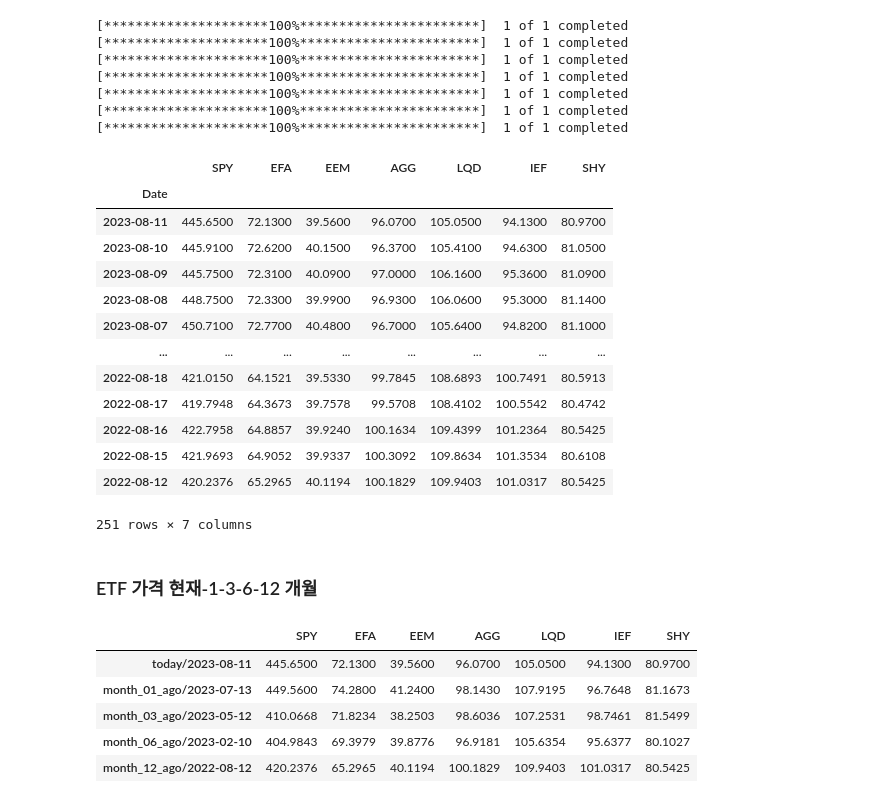
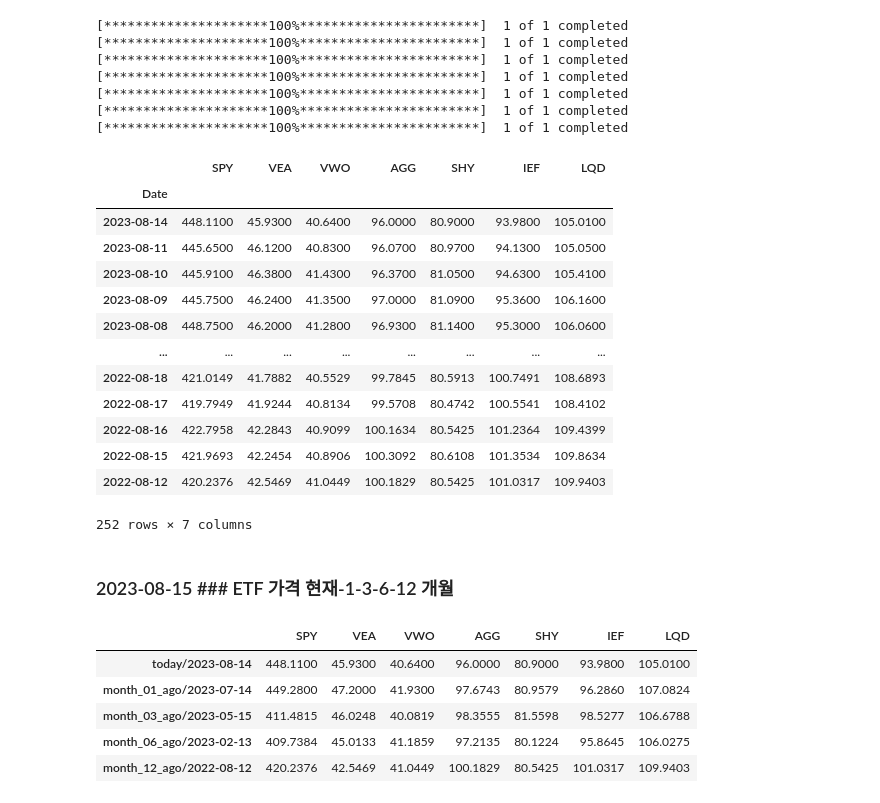
Before and after one commit to jongkwangyun/quant, a Jupyter notebook: VAA_aggresive.ipynb, the cells around one changed output. Drawn from its saved outputs; the diff is of its cells as text; code cells hidden in the pictures.

Commit message:
feat: 주석 및 DataFrame 제목에 날짜 추가, DataFrame 별 코드블럭 분리

```diff
--- a/VAA_aggresive.ipynb
+++ b/VAA_aggresive.ipynb
@@ -49,52 +20,55 @@ import csv
 pd.options.display.float_format = '{:.4f}'.format
 pd.set_option('display.max_columns', None)
 
+# ETF 가격 지정된 기간에서 가져와서 DataFrame에 담기
 def get_price_data(x, start_date, end_date):
   df_price = pd.DataFrame(columns=x)
   for ticker in x:
     df_price[ticker] = pdr.get_data_yahoo(ticker, start=start_date, end=end_date)['Adj Close']
   return df_price.dropna(axis=0)
 
 # 1년 전 개장일 구하기
 us_market_code = "XNYS"
 us_calendar = ecals.get_calendar(us_market_code)
 
 # 각 날짜 변수에 저장
 today = datetime.today().date()
 today_workday = pd.Timestamp(us_calendar.previous_open(today - timedelta(days=0)).date())
 month_01_ago_workday = pd.Timestamp(us_calendar.previous_open(today - timedelta(days=30)).date())
 month_03_ago_workday = pd.Timestamp(us_calendar.previous_open(today - timedelta(days=91)).date())
 month_06_ago_workday = pd.Timestamp(us_calendar.previous_open(today - timedelta(days=182)).date())
 month_12_ago_workday = pd.Timestamp(us_calendar.previous_open(today - timedelta(days=365)).date())
 
 # 전략에 사용할 ETF 명 리스트에 담기
-VAA_agg = ['SPY', 'EFA', 'EEM', 'AGG', 'LQD', 'IEF', 'SHY']
+VAA_agg = ['SPY', 'VEA', 'VWO', 'AGG', 'SHY', 'IEF', 'LQD']
 
+# ETF 가격 추출
 df_VAA_agg = get_price_data(VAA_agg, month_12_ago_workday, today).sort_index(ascending=False)
 display(df_VAA_agg)
 # %% [output]
 [*********************100%***********************]  1 of 1 completed
 [*********************100%***********************]  1 of 1 completed
 [*********************100%***********************]  1 of 1 completed
 [*********************100%***********************]  1 of 1 completed
 [*********************100%***********************]  1 of 1 completed
 [*********************100%***********************]  1 of 1 completed
 [*********************100%***********************]  1 of 1 completed
-|  | SPY | EFA | EEM | AGG | LQD | IEF | SHY |
+|  | SPY | VEA | VWO | AGG | SHY | IEF | LQD |
 | Date |  |  |  |  |  |  |  |
-| 2023-08-11 | 445.6500 | 72.1300 | 39.5600 | 96.0700 | 105.0500 | 94.1300 | 80.9700 |
-| 2023-08-10 | 445.9100 | 72.6200 | 40.1500 | 96.3700 | 105.4100 | 94.6300 | 81.0500 |
-| 2023-08-09 | 445.7500 | 72.3100 | 40.0900 | 97.0000 | 106.1600 | 95.3600 | 81.0900 |
-| 2023-08-08 | 448.7500 | 72.3300 | 39.9900 | 96.9300 | 106.0600 | 95.3000 | 81.1400 |
-| 2023-08-07 | 450.7100 | 72.7700 | 40.4800 | 96.7000 | 105.6400 | 94.8200 | 81.1000 |
+| 2023-08-14 | 448.1100 | 45.9300 | 40.6400 | 96.0000 | 80.9000 | 93.9800 | 105.0100 |
+| 2023-08-11 | 445.6500 | 46.1200 | 40.8300 | 96.0700 | 80.9700 | 94.1300 | 105.0500 |
+| 2023-08-10 | 445.9100 | 46.3800 | 41.4300 | 96.3700 | 81.0500 | 94.6300 | 105.4100 |
+| 2023-08-09 | 445.7500 | 46.2400 | 41.3500 | 97.0000 | 81.0900 | 95.3600 | 106.1600 |
+| 2023-08-08 | 448.7500 | 46.2000 | 41.2800 | 96.9300 | 81.1400 | 95.3000 | 106.0600 |
 | ... | ... | ... | ... | ... | ... | ... | ... |
-| 2022-08-18 | 421.0150 | 64.1521 | 39.5330 | 99.7845 | 108.6893 | 100.7491 | 80.5913 |
-| 2022-08-17 | 419.7948 | 64.3673 | 39.7578 | 99.5708 | 108.4102 | 100.5542 | 80.4742 |
-| 2022-08-16 | 422.7958 | 64.8857 | 39.9240 | 100.1634 | 109.4399 | 101.2364 | 80.5425 |
-| 2022-08-15 | 421.9693 | 64.9052 | 39.9337 | 100.3092 | 109.8634 | 101.3534 | 80.6108 |
-| 2022-08-12 | 420.2376 | 65.2965 | 40.1194 | 100.1829 | 109.9403 | 101.0317 | 80.5425 |
+| 2022-08-18 | 421.0149 | 41.7882 | 40.5529 | 99.7845 | 80.5913 | 100.7491 | 108.6893 |
+| 2022-08-17 | 419.7949 | 41.9244 | 40.8134 | 99.5708 | 80.4742 | 100.5541 | 108.4102 |
+| 2022-08-16 | 422.7958 | 42.2843 | 40.9099 | 100.1634 | 80.5425 | 101.2364 | 109.4399 |
+| 2022-08-15 | 421.9693 | 42.2454 | 40.8906 | 100.3092 | 80.6108 | 101.3534 | 109.8634 |
+| 2022-08-12 | 420.2376 | 42.5469 | 41.0449 | 100.1829 | 80.5425 | 101.0317 | 109.9403 |
-251 rows × 7 columns
+252 rows × 7 columns
 # %%
+# 모멘텀스코어 계산할 오늘-1-3-6-12개월 날짜 저장
 ago_name = ['today', 'month_01_ago', 'month_03_ago', 'month_06_ago', 'month_12_ago']
 ago_date = [today_workday.date(), \
             month_01_ago_workday.date(), \
@@ -102,8 +76,10 @@ ago_date = [today_workday.date(), \
             month_06_ago_workday.date(), \
             month_12_ago_workday.date()]
 
+# '개월 전/날짜' 형식으로 텍스트 저장
 ago = [f'{a}/{d}' for a, d in zip(ago_name, ago_date)]
 
+# ETF의 날짜별 데이터 담기
 etf_data = {}
 
 for i in range(7):
@@ -113,9 +89,14 @@ for i in range(7):
                           df_VAA_agg.loc[month_06_ago_workday, VAA_agg[i]], \
                           df_VAA_agg.loc[month_12_ago_workday, VAA_agg[i]]]
 
+# 오늘 날짜 string에 저장
+str_today = today.strftime('### %Y-%m-%d ')
+
+
 ## DataFrame 만들기: 1-3-6-12 개월 etf 가격
 df_etf_price = pd.DataFrame(etf_data, columns=VAA_agg, index=ago)
-str_etf_price = "### ETF 가격 현재-1-3-6-12 개월"
+str_etf_price = str_today + "### ETF 가격 현재-1-3-6-12 개월"
+
 display(Markdown(str_etf_price))
 display(df_etf_price)
 
@@ -131,13 +112,13 @@ with open(output_path + filename, 'w') as f:
   f.write(f'{str_etf_price}\n')
   df_etf_price.to_csv(f, index=True)
 # %% [output]
-### ETF 가격 현재-1-3-6-12 개월
+### 2023-08-15 ### ETF 가격 현재-1-3-6-12 개월
-|  | SPY | EFA | EEM | AGG | LQD | IEF | SHY |
-| today/2023-08-11 | 445.6500 | 72.1300 | 39.5600 | 96.0700 | 105.0500 | 94.1300 | 80.9700 |
-| month_01_ago/2023-07-13 | 449.5600 | 74.2800 | 41.2400 | 98.1430 | 107.9195 | 96.7648 | 81.1673 |
-| month_03_ago/2023-05-12 | 410.0668 | 71.8234 | 38.2503 | 98.6036 | 107.2531 | 98.7461 | 81.5499 |
-| month_06_ago/2023-02-10 | 404.9843 | 69.3979 | 39.8776 | 96.9181 | 105.6354 | 95.6377 | 80.1027 |
-| month_12_ago/2022-08-12 | 420.2376 | 65.2965 | 40.1194 | 100.1829 | 109.9403 | 101.0317 | 80.5425 |
+|  | SPY | VEA | VWO | AGG | SHY | IEF | LQD |
+| today/2023-08-14 | 448.1100 | 45.9300 | 40.6400 | 96.0000 | 80.9000 | 93.9800 | 105.0100 |
+| month_01_ago/2023-07-14 | 449.2800 | 47.2000 | 41.9300 | 97.6743 | 80.9579 | 96.2860 | 107.0824 |
+| month_03_ago/2023-05-15 | 411.4815 | 46.0248 | 40.0819 | 98.3555 | 81.5598 | 98.5277 | 106.6788 |
+| month_06_ago/2023-02-13 | 409.7384 | 45.0133 | 41.1859 | 97.2135 | 80.1224 | 95.8645 | 106.0275 |
+| month_12_ago/2022-08-12 | 420.2376 | 42.5469 | 41.0449 | 100.1829 | 80.5425 | 101.0317 | 109.9403 |
 # %%
 etf_momentum_score = []
 etf_ror_data = []
```
Also changed, not shown: parts of 8 cells of this notebook.
